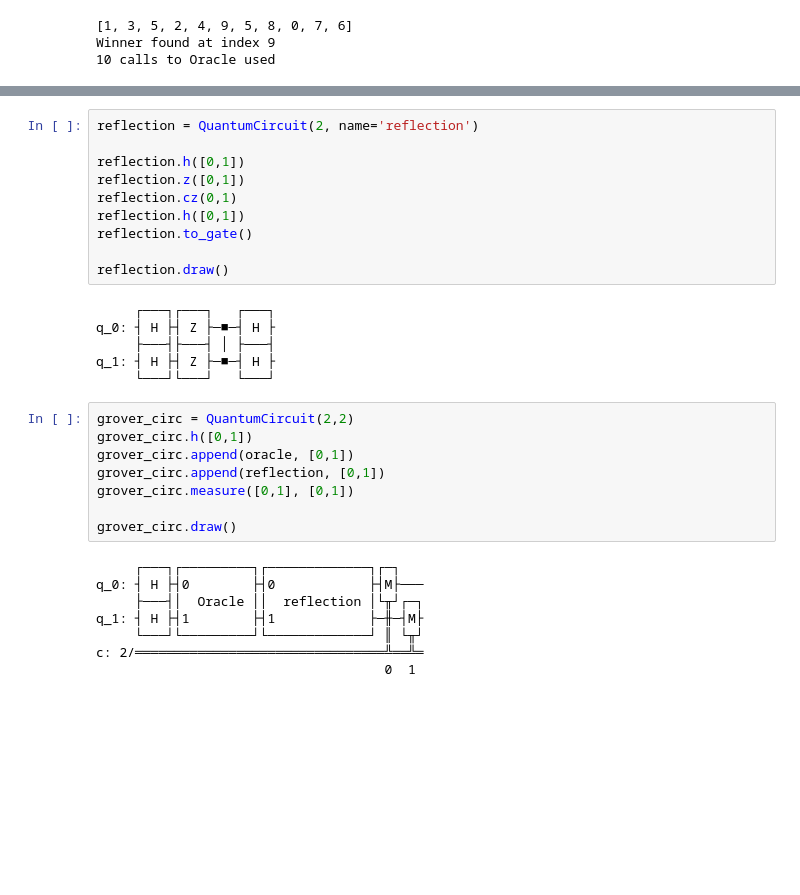
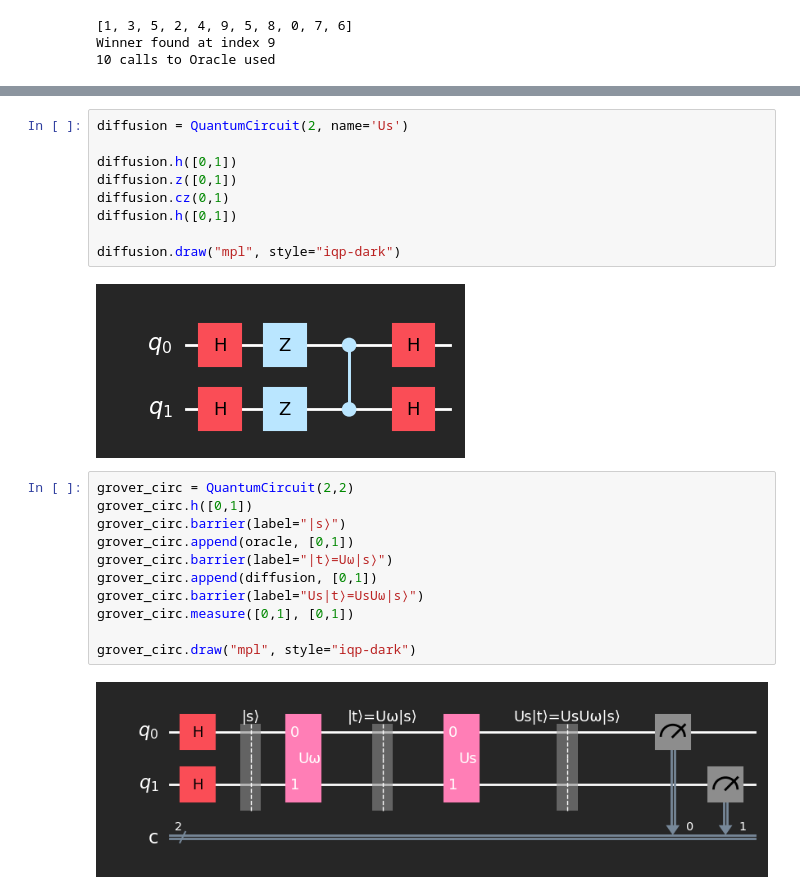
Before and after one commit to marciodojr/qc-examples, a Jupyter notebook: grovers-algorithm_1.ipynb, the cells around one changed output, grey strips where cells are left out. Cells and saved outputs as stored; diff of their text form; blank space fills up the shorter version.

```diff
--- a/grovers-algorithm_1.ipynb
+++ b/grovers-algorithm_1.ipynb
@@ -66,32 +189,24 @@ array([ 0.5+0.j,  0.5+0.j,  0.5+0.j, -0.5+0.j])
 # %%
-reflection = QuantumCircuit(2, name='reflection')
+diffusion = QuantumCircuit(2, name='Us')
 
-reflection.h([0,1])
-reflection.z([0,1])
-reflection.cz(0,1)
-reflection.h([0,1])
-reflection.to_gate()
+diffusion.h([0,1])
+diffusion.z([0,1])
+diffusion.cz(0,1)
+diffusion.h([0,1])
 
-reflection.draw()
+diffusion.draw("mpl", style="iqp-dark")
 # %% [output]
-     ┌───┐┌───┐   ┌───┐
-q_0: ┤ H ├┤ Z ├─■─┤ H ├
-     ├───┤├───┤ │ ├───┤
-q_1: ┤ H ├┤ Z ├─■─┤ H ├
-     └───┘└───┘   └───┘
+[figure, added]
 # %%
 grover_circ = QuantumCircuit(2,2)
 grover_circ.h([0,1])
+grover_circ.barrier(label="|s⟩")
 grover_circ.append(oracle, [0,1])
-grover_circ.append(reflection, [0,1])
+grover_circ.barrier(label="|t⟩=Uω|s⟩")
+grover_circ.append(diffusion, [0,1])
+grover_circ.barrier(label="Us|t⟩=UsUω|s⟩")
 grover_circ.measure([0,1], [0,1])
 
-grover_circ.draw()
+grover_circ.draw("mpl", style="iqp-dark")
 # %% [output]
-     ┌───┐┌─────────┐┌─────────────┐┌─┐
-q_0: ┤ H ├┤0        ├┤0            ├┤M├───
-     ├───┤│  Oracle ││  reflection │└╥┘┌─┐
-q_1: ┤ H ├┤1        ├┤1            ├─╫─┤M├
-     └───┘└─────────┘└─────────────┘ ║ └╥┘
-c: 2/════════════════════════════════╩══╩═
-                                     0  1
+[figure, added]
```
Also changed, not shown: parts of 21 cells of this notebook, 1 other file.
